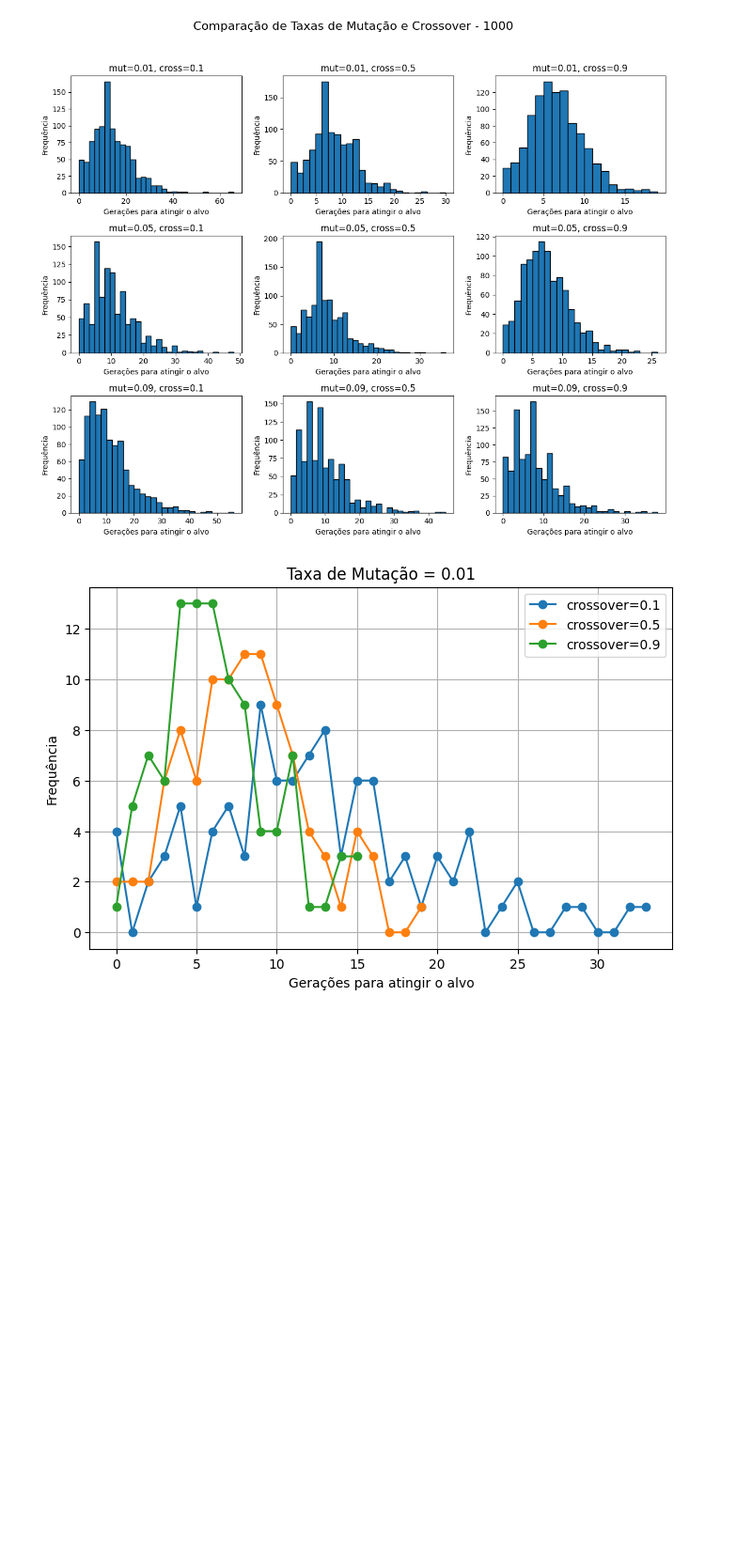
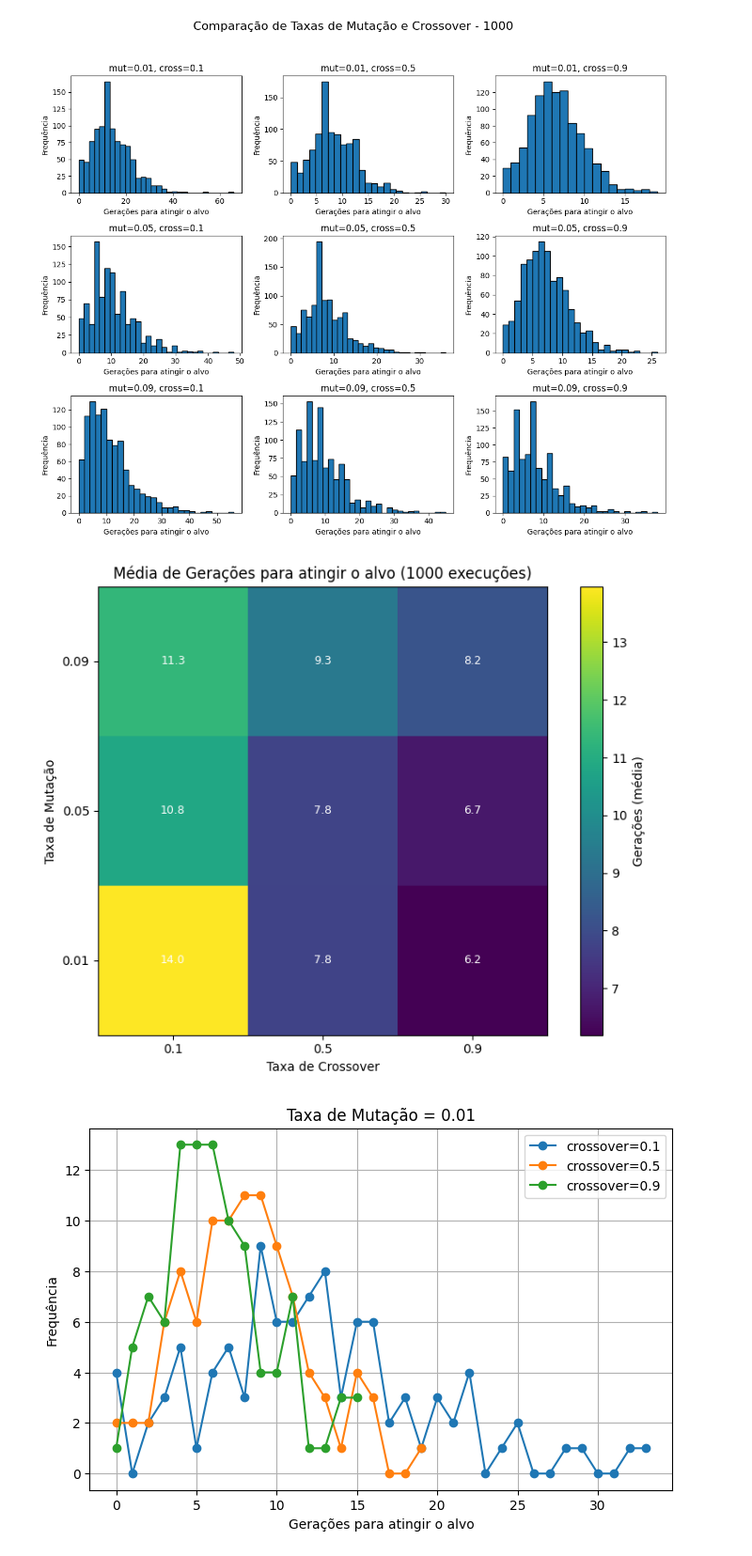
Before and after one commit to Tamicktom/algoritmos-geneticos, a Jupyter notebook: codigos/exercicio-1.ipynb, the cells around one changed output. Shown at 94% size. Cells and saved outputs as stored; diff of their text form; code cells hidden in the pictures; blank space fills up the shorter version.

```diff
--- a/exercicio-1.ipynb
+++ b/codigos/exercicio-1.ipynb
@@ -222,6 +222,58 @@ plt.tight_layout(rect=[0, 0, 1, 0.95])
 plt.show()
 # %% [output]
 [figure]
+# %%
+# Parâmetros de teste
+target_pattern   = [1,1,1,1,0,1,1,0,1,1,1,1]
+mutation_rates   = [0.01, 0.05, 0.09]
+crossover_rates  = [0.1, 0.5, 0.9]
+n_runs           = 1_000
+
+# Execução dos testes
+results = {}
+for m in mutation_rates:
+    for c in crossover_rates:
+        gens_list = []
+        for _ in range(n_runs):
+            ga = GeneticAlgorithm(target_pattern, mutation_rate=m, crossover_rate=c, log=False)
+            runned = ga.run()
+            gens_list.append(runned[-1][0])  # última geração
+        results[(m, c)] = gens_list
+
+# Monta matriz de médias
+means = np.zeros((len(mutation_rates), len(crossover_rates)))
+for i, m in enumerate(mutation_rates):
+    for j, c in enumerate(crossover_rates):
+        means[i, j] = np.mean(results[(m, c)])
+
+# Plot do heatmap
+fig, ax = plt.subplots(figsize=(8, 6))
+im = ax.imshow(means, origin='lower',
+               cmap='viridis', interpolation='nearest')
+
+# Ajusta ticks e rótulos
+ax.set_xticks(np.arange(len(crossover_rates)))
+ax.set_yticks(np.arange(len(mutation_rates)))
+ax.set_xticklabels(crossover_rates)
+ax.set_yticklabels(mutation_rates)
+ax.set_xlabel("Taxa de Crossover")
+ax.set_ylabel("Taxa de Mutação")
+ax.set_title(f"Média de Gerações para atingir o alvo ({n_runs} execuções)")
+
+# Anotações com valores
+for i in range(len(mutation_rates)):
+    for j in range(len(crossover_rates)):
+        ax.text(j, i, f"{means[i, j]:.1f}",
+                ha="center", va="center", color="white", fontsize=9)
+
+# Barra de cores
+cbar = fig.colorbar(im, ax=ax)
+cbar.set_label("Gerações (média)")
+
+plt.tight_layout()
+plt.show()
+# %% [output]
+[figure, added]
 # %%
 # Parâmetros e execuções
 target_pattern = [1,1,1,1,0,1,1,0,1,1,1,1]
```
Also changed, not shown: parts of 2 cells of this notebook, 52 other files.
